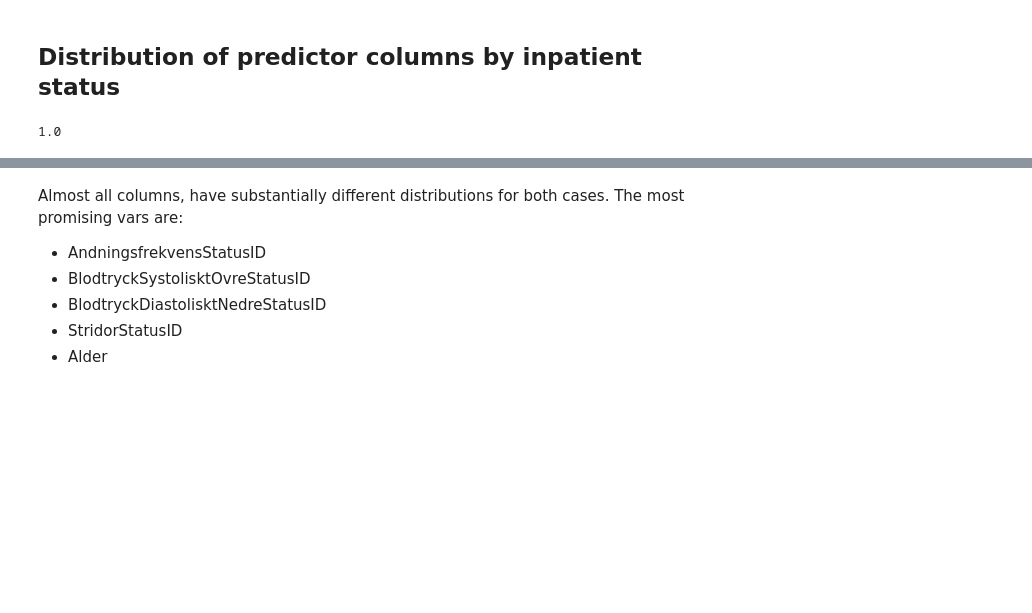
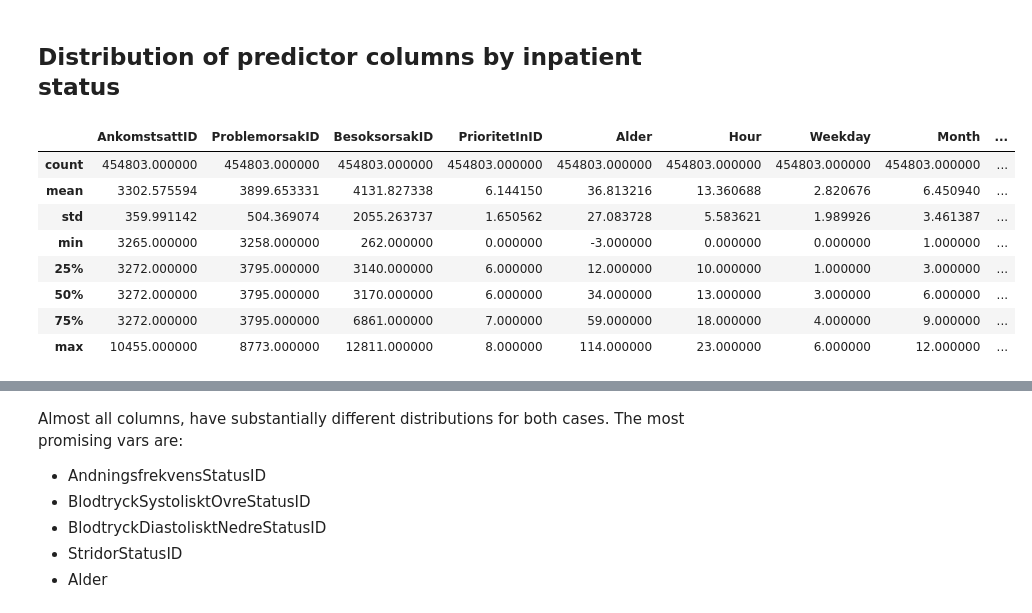
Before and after one commit to solomatov/cs109-project, a Jupyter notebook: ER.ipynb, the cells around one changed output, grey strips where cells are left out. Drawn from its saved outputs; the diff is of its cells as text; code cells hidden in the pictures; blank space fills up the shorter version.

```diff
--- a/ER.ipynb
+++ b/ER.ipynb
@@ -296,8 +324,16 @@ dataclean[input_columns].describe()
 # %% [markdown]
 ## Distribution of predictor columns by inpatient status
-# %%
-dataclean['SaturationStatusID'].min()
-# %% [output]
-1.0
+# %%
+dataclean[input_columns].describe()
+# %% [output]
+|  | AnkomstsattID | ProblemorsakID | BesoksorsakID | PrioritetInID | Alder | Hour | Weekday | Month | ... |
+| count | 454803.000000 | 454803.000000 | 454803.000000 | 454803.000000 | 454803.000000 | 454803.000000 | 454803.000000 | 454803.000000 | ... |
+| mean | 3302.575594 | 3899.653331 | 4131.827338 | 6.144150 | 36.813216 | 13.360688 | 2.820676 | 6.450940 | ... |
+| std | 359.991142 | 504.369074 | 2055.263737 | 1.650562 | 27.083728 | 5.583621 | 1.989926 | 3.461387 | ... |
+| min | 3265.000000 | 3258.000000 | 262.000000 | 0.000000 | -3.000000 | 0.000000 | 0.000000 | 1.000000 | ... |
+| 25% | 3272.000000 | 3795.000000 | 3140.000000 | 6.000000 | 12.000000 | 10.000000 | 1.000000 | 3.000000 | ... |
+| 50% | 3272.000000 | 3795.000000 | 3170.000000 | 6.000000 | 34.000000 | 13.000000 | 3.000000 | 6.000000 | ... |
+| 75% | 3272.000000 | 3795.000000 | 6861.000000 | 7.000000 | 59.000000 | 18.000000 | 4.000000 | 9.000000 | ... |
+| max | 10455.000000 | 8773.000000 | 12811.000000 | 8.000000 | 114.000000 | 23.000000 | 6.000000 | 12.000000 | ... |
 # %%
 def plot_column(ax, col):
```
Also changed, not shown: parts of 11 cells of this notebook.
